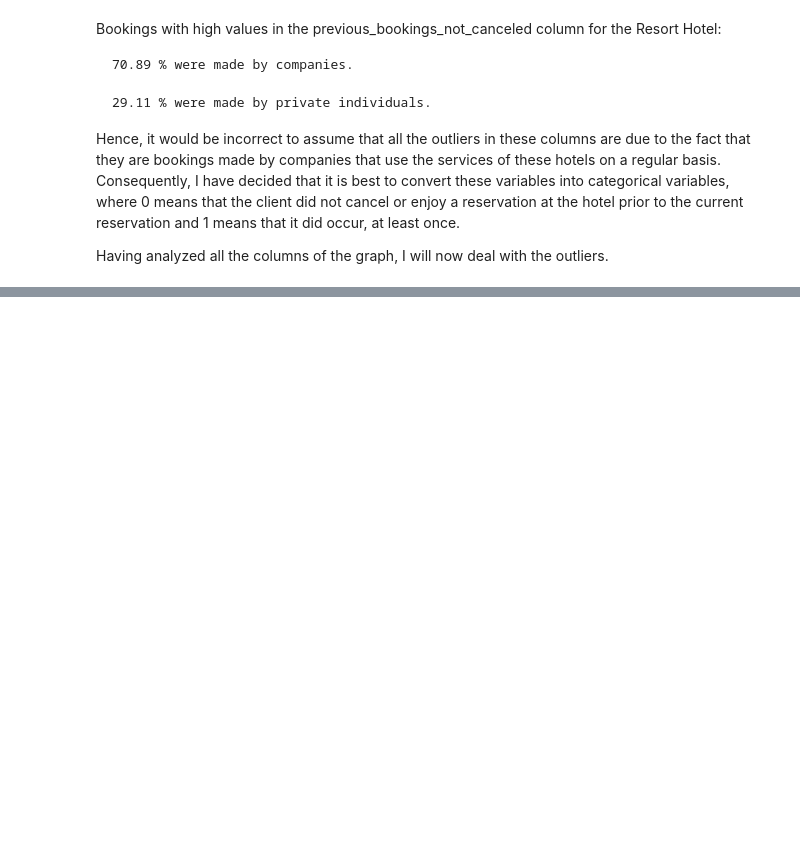
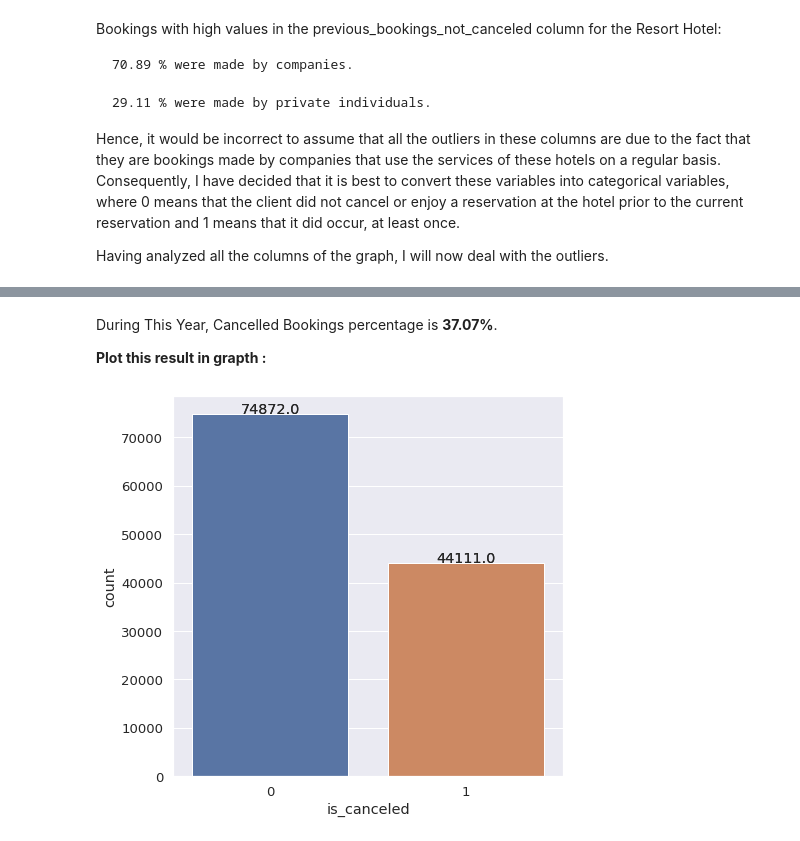
Before and after one commit to prati25/Hotel-Booking-Analysis, a Jupyter notebook: Copy_of_Hotel_Booking_Analysis_Capstone_Project.ipynb, the cells around one changed output, grey strips where cells are left out. Cells and saved outputs as stored; diff of their text form; code cells hidden in the pictures; blank space fills up the shorter version.

```diff
--- a/Copy_of_Hotel_Booking_Analysis_Capstone_Project.ipynb
+++ b/Copy_of_Hotel_Booking_Analysis_Capstone_Project.ipynb
@@ -402,0 +457,15 @@ pk['total_nights'] = pk['stays_in_week_nights'] + pk['']
+# %% [markdown]
+During This Year, Cancelled Bookings percentage is **37.07%**.
+
+**Plot this result in grapth :**
+# %%
+# Here we use, Canceled = 1 , Not canceled = 0 :
+
+plt.figure(figsize=(7,7))
+sns.countplot(pk['is_canceled'], palette = 'husl')
+xa = sns.countplot(x = "is_canceled", data = pk)
+for p in xa.patches:
+  xa.annotate('{:.1f}'.format(p.get_height()), (p.get_x()+0.25, p.get_height()+0.90))
+plt.show()
+# %% [output]
+[figure, added]
```
Also changed, not shown: parts of 73 cells of this notebook.
